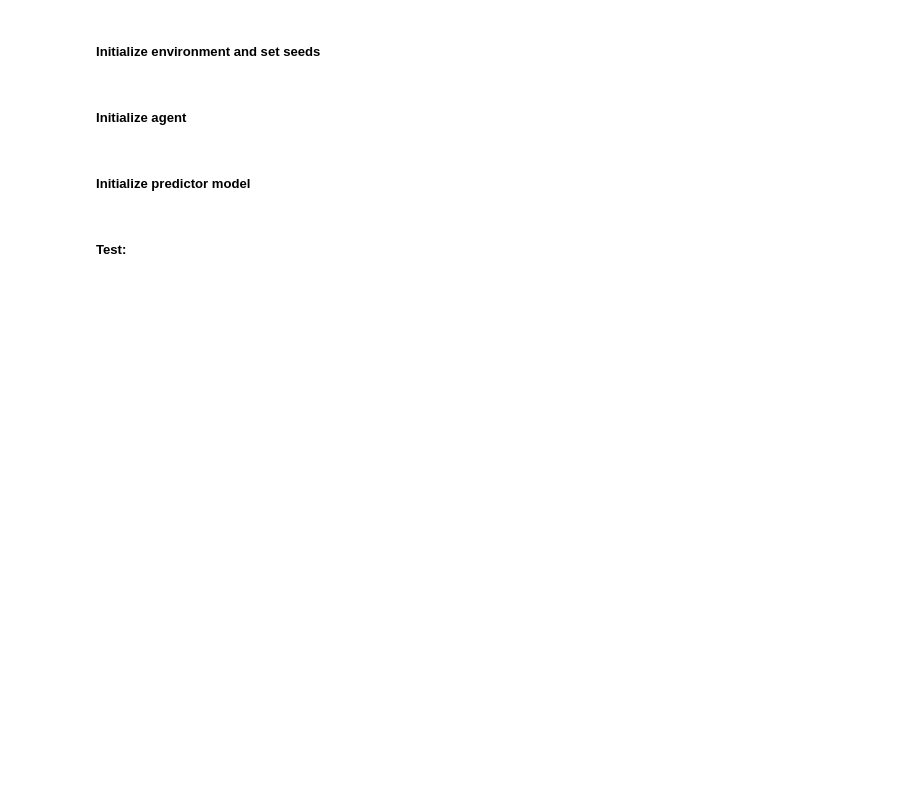
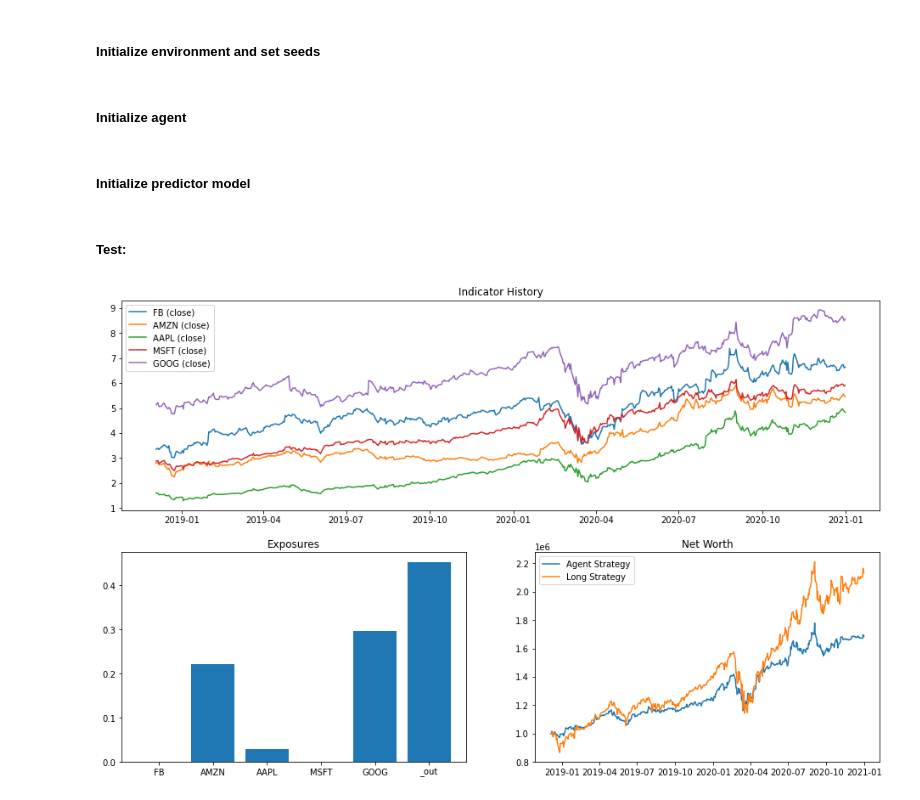
Before and after one commit to willarliss/Trade-Bot-2, a Jupyter notebook: test__main.ipynb, the cells around one changed output. Drawn from its saved outputs; the diff is of its cells as text; code cells hidden in the pictures; blank space fills up the shorter version.

```diff
--- a/test__main.ipynb
+++ b/test__main.ipynb
@@ -88,22 +90,25 @@ reward_trace = collections.defaultdict(list)
 # %%
 for episode in np.arange(1):
 
     done = False
     obs = env.reset()
 
     while not done:
 
         agent_obs = predictor.predict(obs)
 
         action = agent.select_action(agent_obs)
         action_fmt = env.format_action(positions, action)
 
         new_obs, reward, done, info = env.step(action_fmt)
 
         obs = new_obs
 
         env.render()
 
         reward_trace['rewards'].append(reward)
-        reward_trace['actions'].append(actions.squeeze())
-        reward_trace['net_worth_diff'].append(env.net_worth-env.net_worth_long)
+        reward_trace['actions'].append(action.squeeze())
+        reward_trace['net_worth_diff'].append(env.net_worth[-1]-env.net_worth_long[-1])
+        reward_trace['profit_diff'].append(env.agent_portfolio.profits[-1]-env.long_portfolio.profits[-1])
+# %% [output]
+[figure, added]
```
Also changed, not shown: parts of 6 cells of this notebook, 43 other files.
